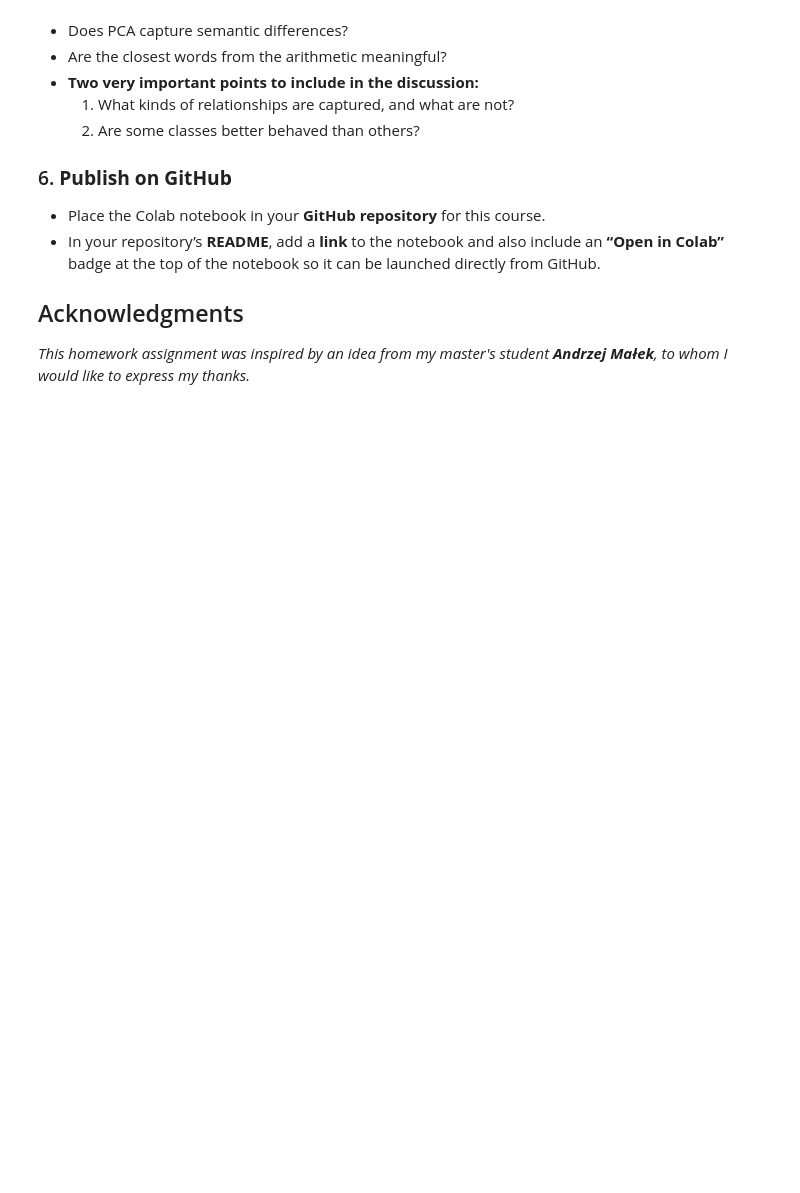
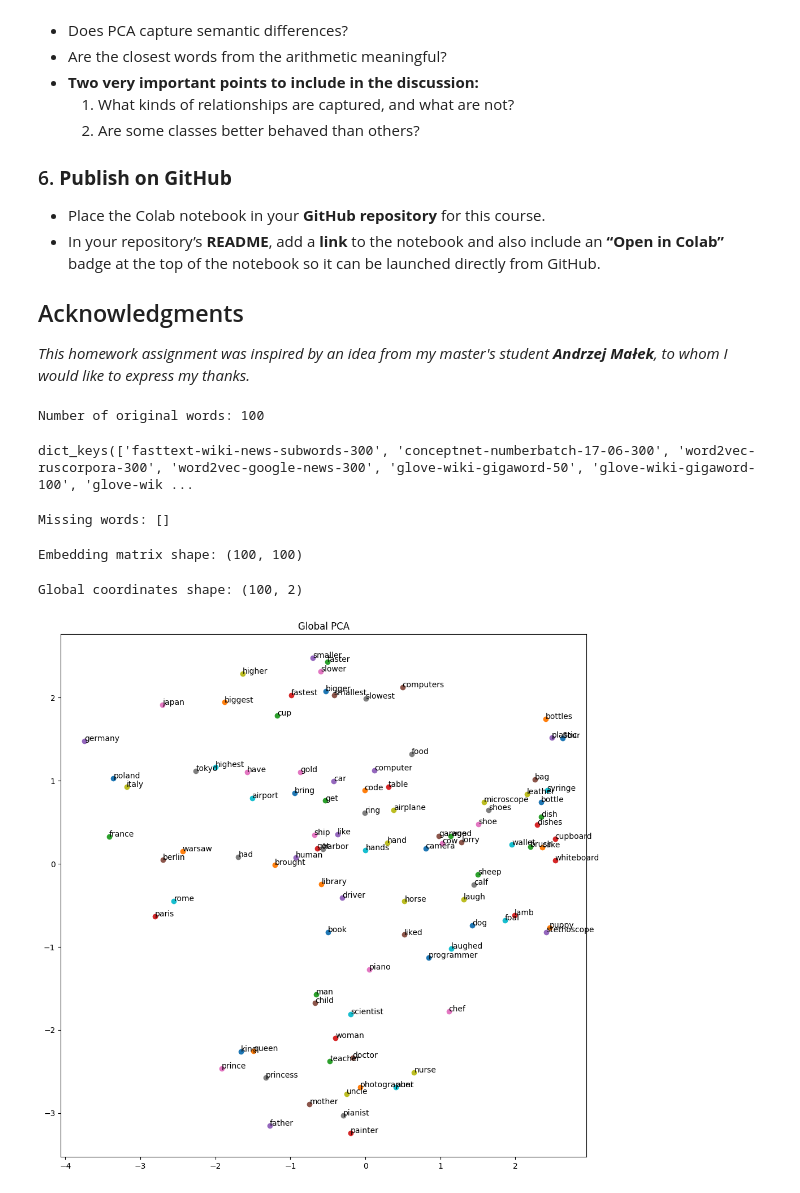
Before and after one commit to paulinaniemczak/Machine-Learning, a Jupyter notebook: Lab11-NLP-towards-attention.ipynb, the cells around one changed output. Cells and saved outputs as stored; diff of their text form; code cells hidden in the pictures; blank space fills up the shorter version.

```diff
--- a/Lab11-NLP-towards-attention.ipynb
+++ b/Lab11-NLP-towards-attention.ipynb
@@ -1135,0 +1220,63 @@ for the *gender*-related class.
+# %%
+all_words = [word for pairs in classes.values()
+            for pair in pairs for word in pair]
+
+print("Number of original words:", len(set(all_words)))
+# %% [output]
+Number of original words: 100
+# %%
+!pip install -q gensim
+import gensim
+import gensim.downloader as api
+
+# which models are available
+print(api.info()["models"].keys())
+# %% [output]
+dict_keys(['fasttext-wiki-news-subwords-300', 'conceptnet-numberbatch-17-06-300', 'word2vec-ruscorpora-300', 'word2vec-google-news-300', 'glove-wiki-gigaword-50', 'glove-wiki-gigaword-100', 'glove-wik ...
+# %%
+# loading selected model
+word_vectors = api.load("glove-wiki-gigaword-100")
+
+# check if model of choice has all selected words
+missing_words = [word for word in all_words
+                if word not in word_vectors]
+
+print("Missing words:", missing_words)
+# %% [output]
+Missing words: []
+# %%
+# making 100x100 matrix
+embedding_matrix = np.array([
+    word_vectors[word] for word in all_words
+])
+
+print("Embedding matrix shape:", embedding_matrix.shape)
+# %% [output]
+Embedding matrix shape: (100, 100)
+# %%
+""" 2. Global PCA (Across All Words) """
+from sklearn.decomposition import PCA
+
+pca = PCA(n_components=2)
+
+global_coordinates = pca.fit_transform(embedding_matrix)
+
+print("Global coordinates shape:", global_coordinates.shape)
+# %% [output]
+Global coordinates shape: (100, 2)
+# %%
+# plot with all + 10 plots - 1 per class
+import matplotlib.pyplot as plt
+
+plt.figure(figsize=(12, 12))
+
+for i, word in enumerate(all_words):
+    x = global_coordinates[i, 0]
+    y = global_coordinates[i, 1]
+    plt.scatter(x, y)
+    plt.annotate(word, (x, y))
+
+plt.title("Global PCA")
+plt.show()
+# %% [output]
+[figure, added]
```
Also changed, not shown: parts of 3 cells of this notebook.
